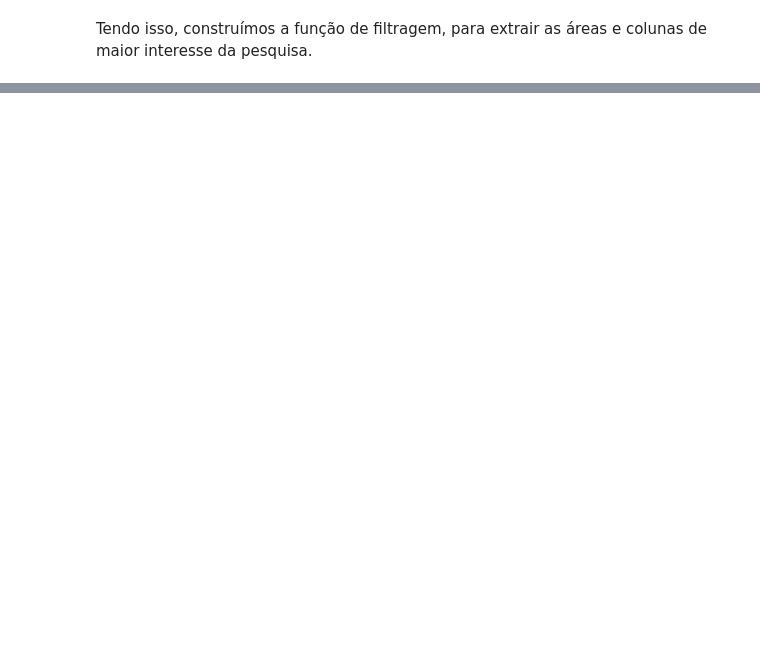
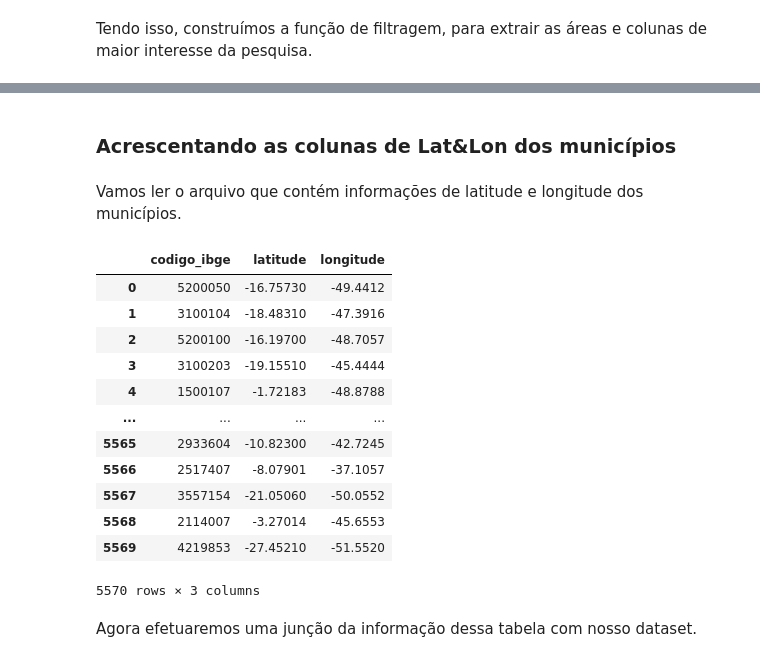
Before and after one commit to lujasmin/alunas, a Jupyter notebook: sections/data_manipulation.ipynb, the cells around one changed output, grey strips where cells are left out. Drawn from its saved outputs; the diff is of its cells as text; code cells hidden in the pictures; blank space fills up the shorter version.

```diff
--- a/sections/data_manipulation.ipynb
+++ b/sections/data_manipulation.ipynb
@@ -130 +133,26 @@ df
 17979 rows × 18 columns
+# %% [markdown]
+### Acrescentando as colunas de Lat&Lon dos municípios
+# %% [markdown]
+Vamos ler o arquivo que contém informações de latitude e longitude dos municípios.
+# %%
+path_mun = '../data/municipios.csv.zip'
+df_mun = pd.read_csv(path_mun)
+df_mun = df_mun[['codigo_ibge', 'latitude', 'longitude']]
+df_mun
+# %% [output]
+|  | codigo_ibge | latitude | longitude |
+| 0 | 5200050 | -16.75730 | -49.4412 |
+| 1 | 3100104 | -18.48310 | -47.3916 |
+| 2 | 5200100 | -16.19700 | -48.7057 |
+| 3 | 3100203 | -19.15510 | -45.4444 |
+| 4 | 1500107 | -1.72183 | -48.8788 |
+| ... | ... | ... | ... |
+| 5565 | 2933604 | -10.82300 | -42.7245 |
+| 5566 | 2517407 | -8.07901 | -37.1057 |
+| 5567 | 3557154 | -21.05060 | -50.0552 |
+| 5568 | 2114007 | -3.27014 | -45.6553 |
+| 5569 | 4219853 | -27.45210 | -51.5520 |
+5570 rows × 3 columns
+# %% [markdown]
+Agora efetuaremos uma junção da informação dessa tabela com nosso dataset.
```
Also changed, not shown: parts of 15 cells of this notebook, 3 other files.
